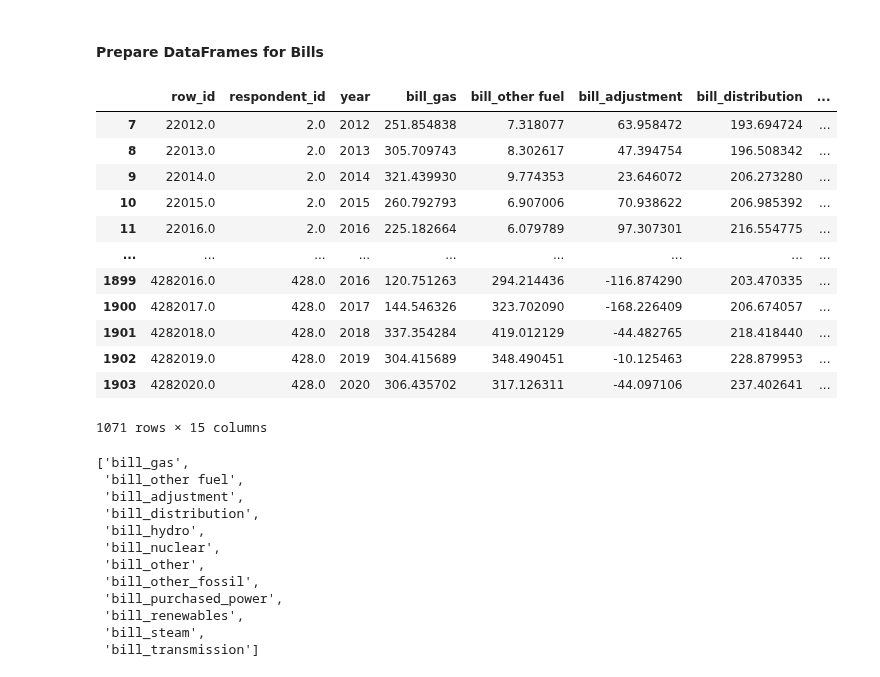
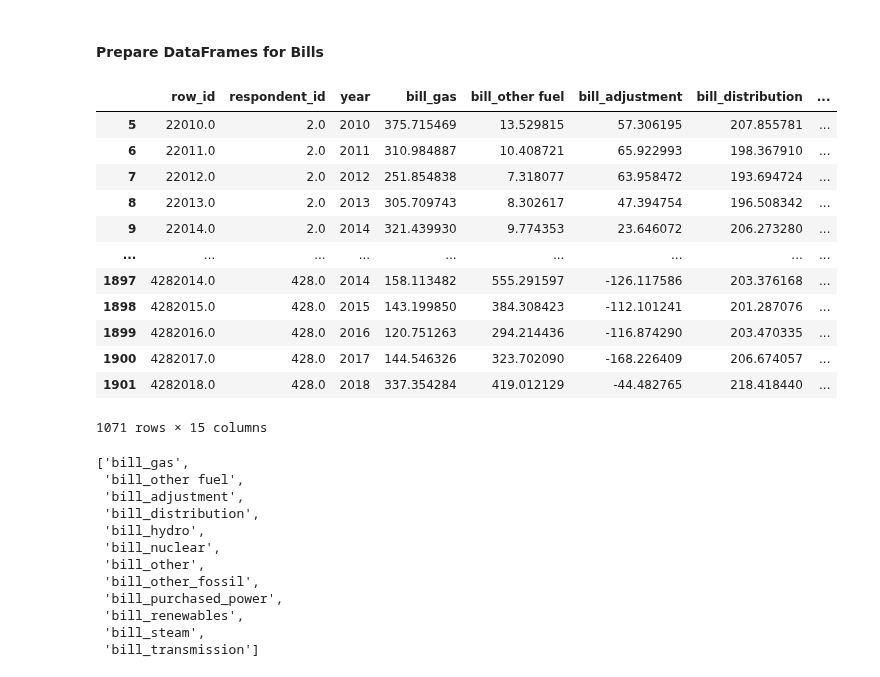
Before and after one commit to 2elle2/rmi-project, a Jupyter notebook: model/03_feature_engineering_v2.ipynb, the cells around one changed output. Saved outputs shown, nothing was run; the diff lists cells and outputs as text; code cells hidden in the pictures.

```diff
--- a/model/03_feature_engineering_v2.ipynb
+++ b/model/03_feature_engineering_v2.ipynb
@@ -238,0 +241,3 @@ data_after_2010_df.head()
+# %%
+data_pre_2018_df = data_after_2010_df[data_after_2010_df['year'] <= 2018]
+data_pre_2018_df
@@ -579,21 +578,21 @@ bill_column_names = ['row_id','respondent_id', 'year', 'bill_gas', 'bill_other f
        'bill_other', 'bill_other_fossil', 'bill_purchased_power',
        'bill_renewables', 'bill_steam', 'bill_transmission']
 # %%
-sum_bills_df = data_after_2012_df[bill_column_names]
+sum_bills_df = data_pre_2018_df[bill_column_names]
 sum_bills_df
 # %% [output]
 |  | row_id | respondent_id | year | bill_gas | bill_other fuel | bill_adjustment | bill_distribution | ... |
+| 5 | 22010.0 | 2.0 | 2010 | 375.715469 | 13.529815 | 57.306195 | 207.855781 | ... |
+| 6 | 22011.0 | 2.0 | 2011 | 310.984887 | 10.408721 | 65.922993 | 198.367910 | ... |
 | 7 | 22012.0 | 2.0 | 2012 | 251.854838 | 7.318077 | 63.958472 | 193.694724 | ... |
 | 8 | 22013.0 | 2.0 | 2013 | 305.709743 | 8.302617 | 47.394754 | 196.508342 | ... |
 | 9 | 22014.0 | 2.0 | 2014 | 321.439930 | 9.774353 | 23.646072 | 206.273280 | ... |
-| 10 | 22015.0 | 2.0 | 2015 | 260.792793 | 6.907006 | 70.938622 | 206.985392 | ... |
-| 11 | 22016.0 | 2.0 | 2016 | 225.182664 | 6.079789 | 97.307301 | 216.554775 | ... |
 | ... | ... | ... | ... | ... | ... | ... | ... | ... |
+| 1897 | 4282014.0 | 428.0 | 2014 | 158.113482 | 555.291597 | -126.117586 | 203.376168 | ... |
+| 1898 | 4282015.0 | 428.0 | 2015 | 143.199850 | 384.308423 | -112.101241 | 201.287076 | ... |
 | 1899 | 4282016.0 | 428.0 | 2016 | 120.751263 | 294.214436 | -116.874290 | 203.470335 | ... |
 | 1900 | 4282017.0 | 428.0 | 2017 | 144.546326 | 323.702090 | -168.226409 | 206.674057 | ... |
 | 1901 | 4282018.0 | 428.0 | 2018 | 337.354284 | 419.012129 | -44.482765 | 218.418440 | ... |
-| 1902 | 4282019.0 | 428.0 | 2019 | 304.415689 | 348.490451 | -10.125463 | 228.879953 | ... |
-| 1903 | 4282020.0 | 428.0 | 2020 | 306.435702 | 317.126311 | -44.097106 | 237.402641 | ... |
 1071 rows × 15 columns
 # %%
 bill_column_names = ['bill_gas', 'bill_other fuel',
```
Also changed, not shown: parts of 33 cells of this notebook.
